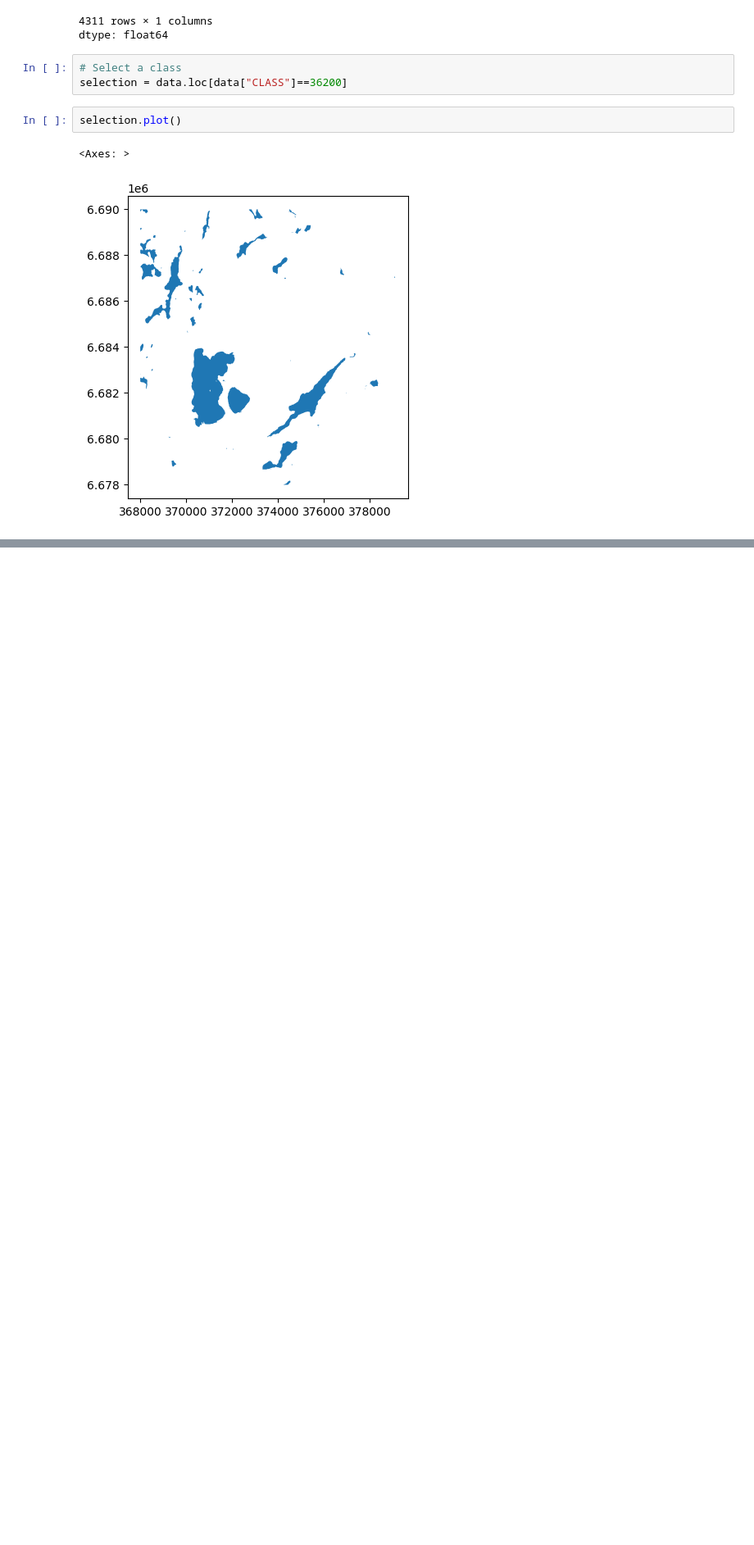
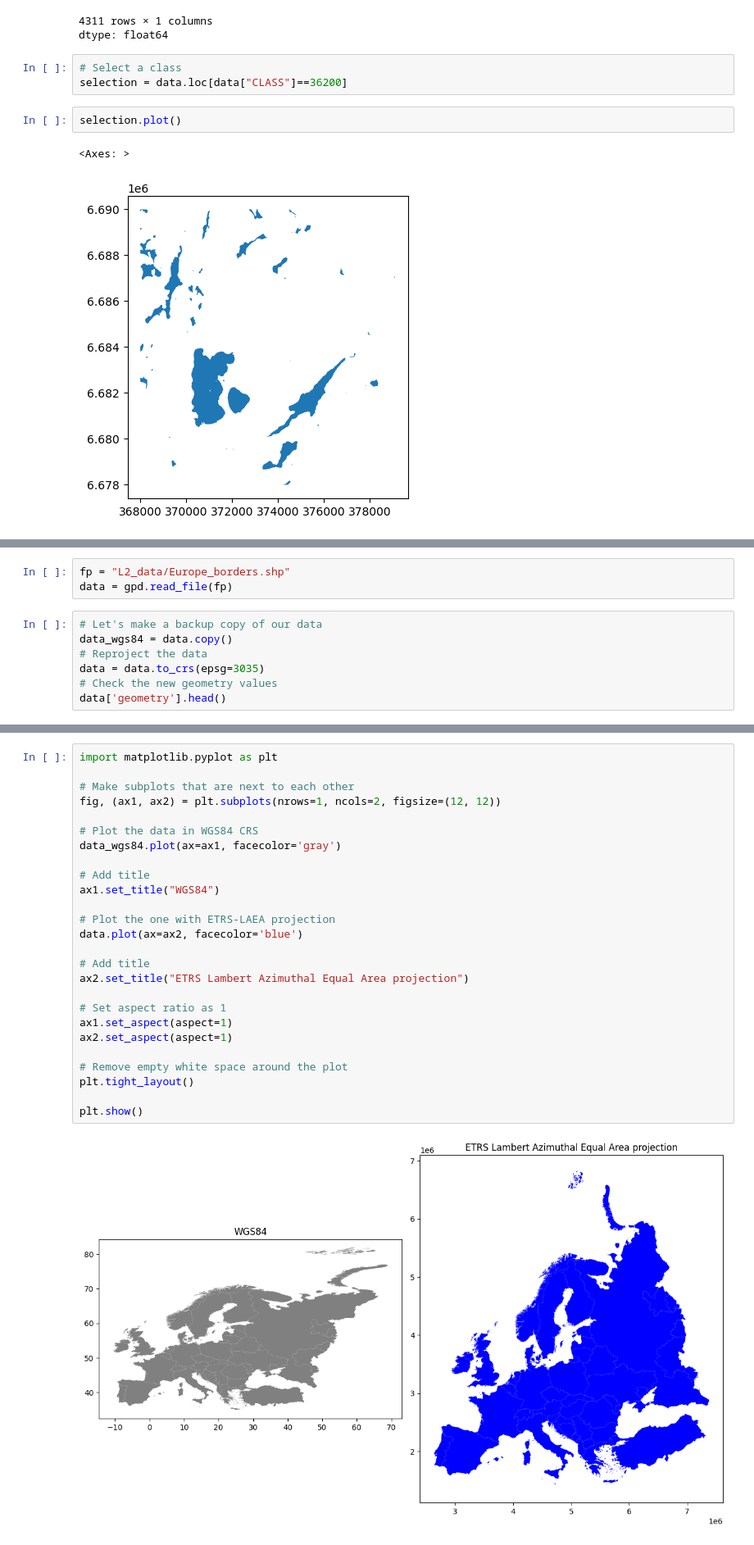
Before and after one commit to bonyuta0204/gis-exploration, a Jupyter notebook: Introduction_to_Geopandas.ipynb, the cells around one changed output, grey strips where cells are left out. Shown: that part at 82% size. Cells and saved outputs as stored; diff of their text form; blank space fills up the shorter version.

```diff
--- a/Introduction_to_Geopandas.ipynb
+++ b/Introduction_to_Geopandas.ipynb
@@ -114,0 +113,10 @@ selection.plot()
+# %%
+fp = "L2_data/Europe_borders.shp"
+data = gpd.read_file(fp)
+# %%
+# Let's make a backup copy of our data
+data_wgs84 = data.copy()
+# Reproject the data
+data = data.to_crs(epsg=3035)
+# Check the new geometry values
+data['geometry'].head()
@@ -114,0 +162,28 @@ selection.plot()
+# %%
+import matplotlib.pyplot as plt
+
+# Make subplots that are next to each other
+fig, (ax1, ax2) = plt.subplots(nrows=1, ncols=2, figsize=(12, 12))
+
+# Plot the data in WGS84 CRS
+data_wgs84.plot(ax=ax1, facecolor='gray')
+
+# Add title
+ax1.set_title("WGS84")
+
+# Plot the one with ETRS-LAEA projection
+data.plot(ax=ax2, facecolor='blue')
+
+# Add title
+ax2.set_title("ETRS Lambert Azimuthal Equal Area projection")
+
+# Set aspect ratio as 1
+ax1.set_aspect(aspect=1)
+ax2.set_aspect(aspect=1)
+
+# Remove empty white space around the plot
+plt.tight_layout()
+
+plt.show()
+# %% [output]
+[figure, added]
```
Also changed, not shown: parts of 13 cells of this notebook.
